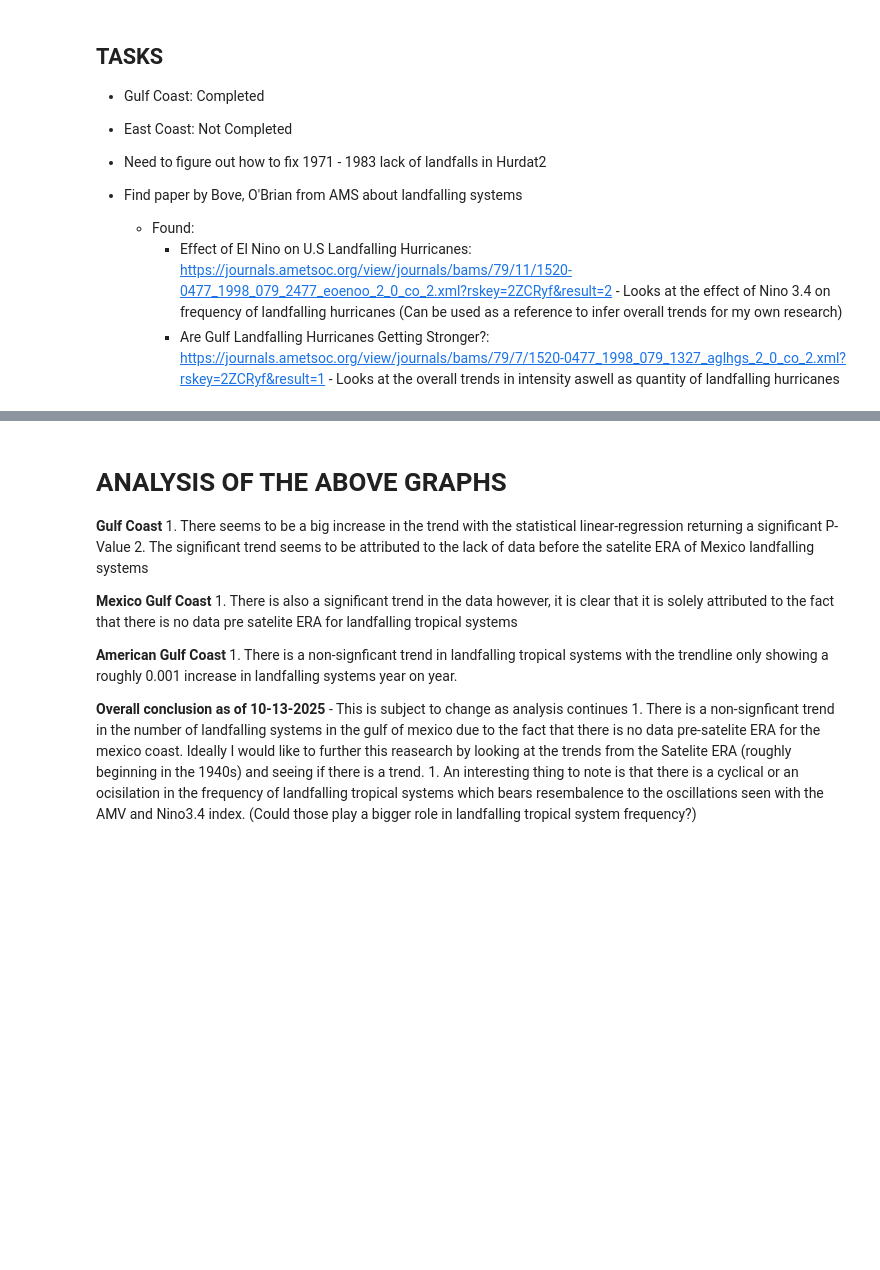
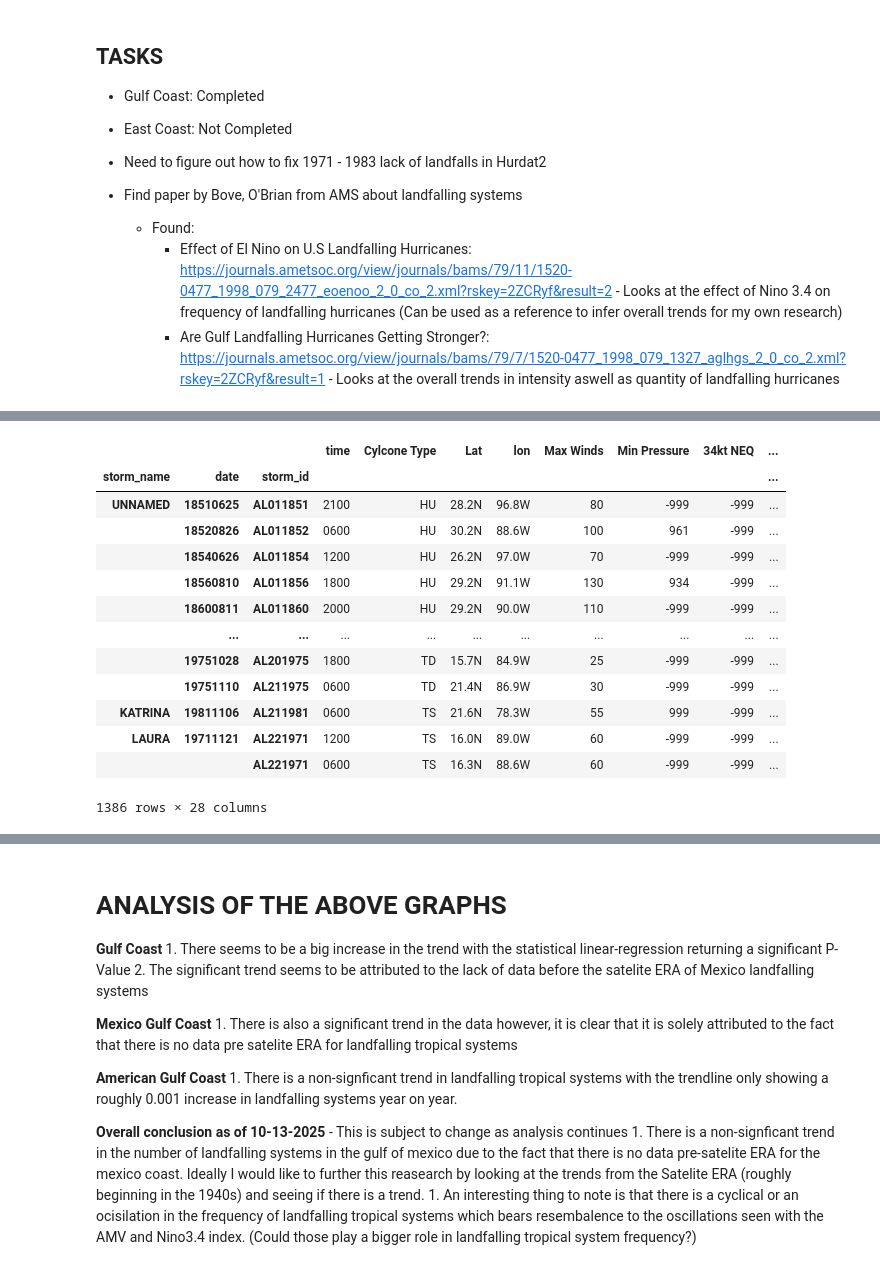
Before and after one commit to EP-Shark/Meteorology-Research-Dr.-Misra-, a Jupyter notebook: Hurdat2_analysis.ipynb, the cells around one changed output, grey strips where cells are left out. Saved outputs shown, nothing was run; the diff lists cells and outputs as text; code cells hidden in the pictures; blank space fills up the shorter version.

```diff
--- a/Hurdat2_analysis.ipynb
+++ b/Hurdat2_analysis.ipynb
@@ -157,37 +194,3 @@ Landfall_only["category"] = np.select([
     "Cat 5"
 ],
 default = 'Unknown')
-# %%
-## Assigning States to each Landfall ##
-Landfall_only = Landfall_only.reset_index() #Resetting index to make storm_name and year columns again
-#Converting lat and longitude values to purely numeric numbers
-Landfall_only['lat_num'] = Landfall_only['Lat']
-Landfall_only['lon_num'] = Landfall_only['lon']
-
-def assign_coast(lon,lat):
-    '''Function assigns a coastline to each landfalling storm based on the lat and lon location found in the hurdat2 Dataset'''
-    coasts =[]
-    #Mexico and Yucatan Bounding Box
-    mexico_box = (-99 <= lon <= -90) and (18 <= lat <= 26)
-    yucatan_box = (-90 <= lon <= -86) and (21 <= lat <= 22)
-    us_box_wout_FL = (-99 <= lon <= -86) and (26 <= lat <= 31)
-    Fl_pan = (-86 <= lon <= -82) and (28 <= lat <= 31)
-    Fl_pens = (-82.0 < lon <= -81.2) and (24.2 <= lat <= 28)
-    # Combining boxes for simplicity in if statemens #
-    us_box = us_box_wout_FL or Fl_pan or Fl_pens
-    mexico_box_with_yucatan = mexico_box or yucatan_box
-    # If statement logic to determine the landfalling coastline #
-    #if us_box or mexico_box_with_yucatan:
-        #coasts.append("Gulf Coast")
-    #if mexico_box:
-        #coasts.append('Mexican Gulf Coast')
-    if us_box:
-        coasts.append('American Gulf Coast')
-    #if lon >= -98 and lon <= -81.2 and lat >= 19 and lat <= 31:
-    #    coasts.append("Gulf Coast")
-    #if lon >= -98.5 and lon <= -87 and lat >= 19 and lat <= 26:
-    #    coasts.append("Mexico Gulf Coast")
-    #if lon >= -98 and lon <= -81 and lat >= 24.5 and lat <= 31:
-    #    coasts.append('American Gulf Coast')
-    return ',' .join(coasts) if coasts else None
-Landfall_only['Coast Line'] = Landfall_only.apply(lambda row: assign_coast(row['lon_num'], row['lat_num']), axis=1)
@@ -198,0 +197,17 @@ Landfall_only_sorted.to_excel("Landfalling_Storms_1851_2024_test.xlsx", engine =
+# %%
+Landfall_only
+# %% [output]
+|  |  |  | time | Cylcone Type | Lat | lon | Max Winds | Min Pressure | 34kt NEQ | ... |
+| storm_name | date | storm_id |  |  |  |  |  |  |  | ... |
+| UNNAMED | 18510625 | AL011851 | 2100 | HU | 28.2N | 96.8W | 80 | -999 | -999 | ... |
+|  | 18520826 | AL011852 | 0600 | HU | 30.2N | 88.6W | 100 | 961 | -999 | ... |
+|  | 18540626 | AL011854 | 1200 | HU | 26.2N | 97.0W | 70 | -999 | -999 | ... |
+|  | 18560810 | AL011856 | 1800 | HU | 29.2N | 91.1W | 130 | 934 | -999 | ... |
+|  | 18600811 | AL011860 | 2000 | HU | 29.2N | 90.0W | 110 | -999 | -999 | ... |
+|  | ... | ... | ... | ... | ... | ... | ... | ... | ... | ... |
+|  | 19751028 | AL201975 | 1800 | TD | 15.7N | 84.9W | 25 | -999 | -999 | ... |
+|  | 19751110 | AL211975 | 0600 | TD | 21.4N | 86.9W | 30 | -999 | -999 | ... |
+| KATRINA | 19811106 | AL211981 | 0600 | TS | 21.6N | 78.3W | 55 | 999 | -999 | ... |
+| LAURA | 19711121 | AL221971 | 1200 | TS | 16.0N | 89.0W | 60 | -999 | -999 | ... |
+|  |  | AL221971 | 0600 | TS | 16.3N | 88.6W | 60 | -999 | -999 | ... |
+1386 rows × 28 columns
```
Also changed, not shown: parts of 6 cells of this notebook.
